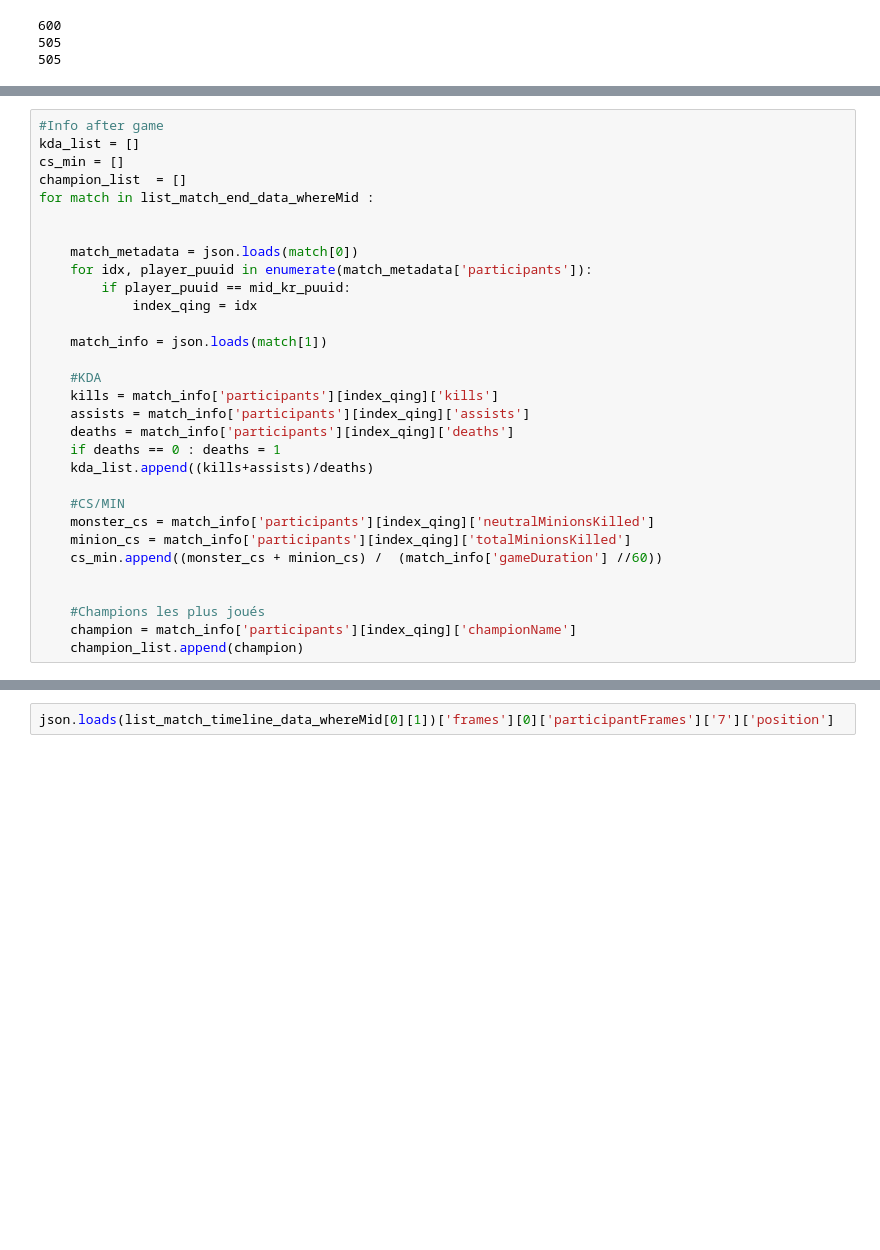
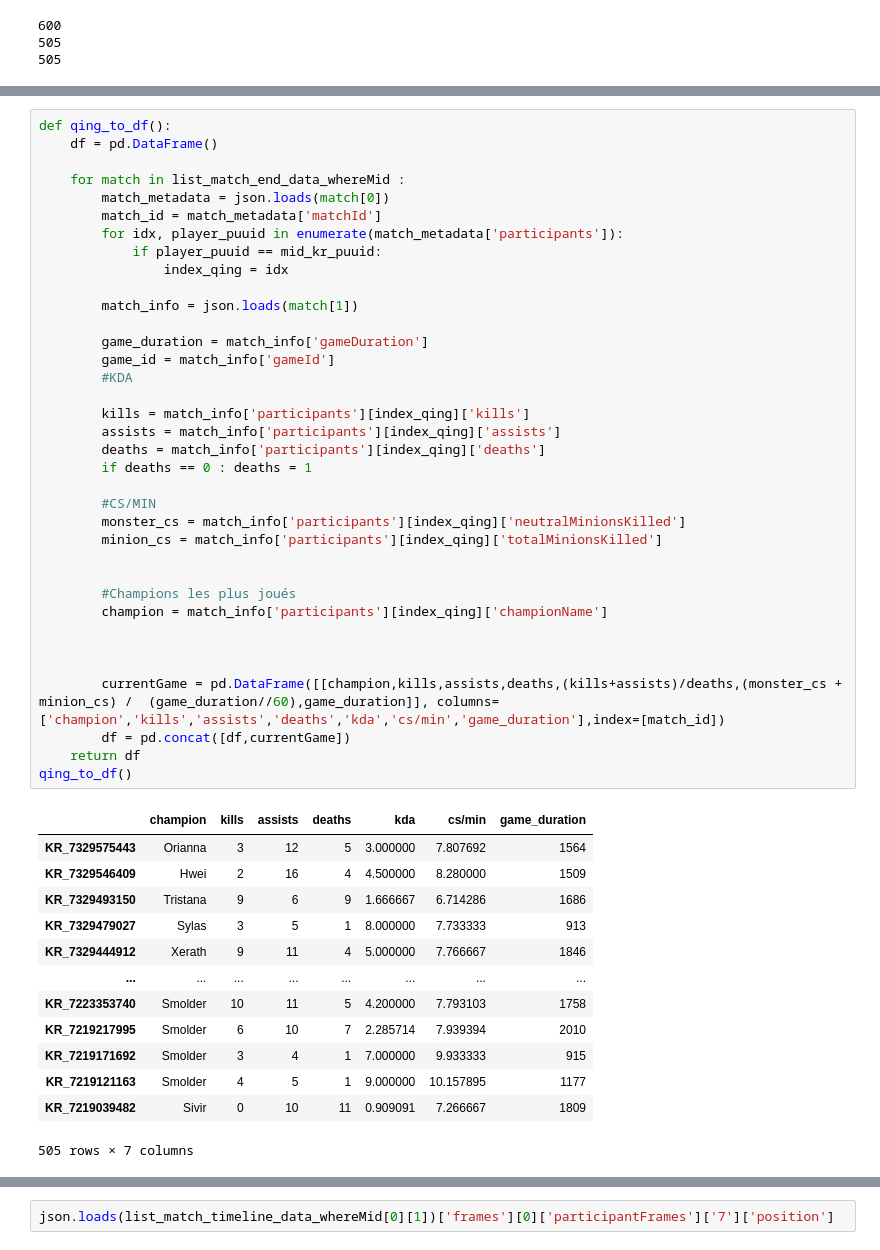
Before and after one commit to PlasmOwO/rift_data_academy, a Jupyter notebook: rift_data_analysis.ipynb, the cells around one changed output, grey strips where cells are left out. Cells and saved outputs as stored; diff of their text form; blank space fills up the shorter version.

Commit message:
Store result in DF for filtering after

```diff
--- a/rift_data_analysis.ipynb
+++ b/rift_data_analysis.ipynb
@@ -59,31 +59,50 @@ print(len(list_match_timeline_data_whereMid))
 # %%
-#Info after game
-kda_list = []
-cs_min = []
-champion_list  = []
-for match in list_match_end_data_whereMid :
+def qing_to_df():
+    df = pd.DataFrame()
+
+    for match in list_match_end_data_whereMid :
+        match_metadata = json.loads(match[0])
+        match_id = match_metadata['matchId']
+        for idx, player_puuid in enumerate(match_metadata['participants']):
+            if player_puuid == mid_kr_puuid:
+                index_qing = idx
+
+        match_info = json.loads(match[1])
+
+        game_duration = match_info['gameDuration']
+        game_id = match_info['gameId']
+        #KDA
+
+        kills = match_info['participants'][index_qing]['kills']
+        assists = match_info['participants'][index_qing]['assists']
+        deaths = match_info['participants'][index_qing]['deaths']
+        if deaths == 0 : deaths = 1
+
+        #CS/MIN
+        monster_cs = match_info['participants'][index_qing]['neutralMinionsKilled']
+        minion_cs = match_info['participants'][index_qing]['totalMinionsKilled']
 
 
-    match_metadata = json.loads(match[0])
-    for idx, player_puuid in enumerate(match_metadata['participants']):
-        if player_puuid == mid_kr_puuid:
-            index_qing = idx
-
-    match_info = json.loads(match[1])
-
-    #KDA
-    kills = match_info['participants'][index_qing]['kills']
-    assists = match_info['participants'][index_qing]['assists']
-    deaths = match_info['participants'][index_qing]['deaths']
-    if deaths == 0 : deaths = 1
-    kda_list.append((kills+assists)/deaths)
-
-    #CS/MIN
-    monster_cs = match_info['participants'][index_qing]['neutralMinionsKilled']
-    minion_cs = match_info['participants'][index_qing]['totalMinionsKilled']
-    cs_min.append((monster_cs + minion_cs) /  (match_info['gameDuration'] //60))
+        #Champions les plus joués
+        champion = match_info['participants'][index_qing]['championName']
 
 
-    #Champions les plus joués
-    champion = match_info['participants'][index_qing]['championName']
-    champion_list.append(champion)
+
+        currentGame = pd.DataFrame([[champion,kills,assists,deaths,(kills+assists)/deaths,(monster_cs + minion_cs) /  (game_duration//60),game_duration]], columns=['champion','kills','assists','deaths','kda','cs/min','game_duration'],index=[match_id])
+        df = pd.concat([df,currentGame])
+    return df
+qing_to_df()
+# %% [output]
+|  | champion | kills | assists | deaths | kda | cs/min | game_duration |
+| KR_7329575443 | Orianna | 3 | 12 | 5 | 3.000000 | 7.807692 | 1564 |
+| KR_7329546409 | Hwei | 2 | 16 | 4 | 4.500000 | 8.280000 | 1509 |
+| KR_7329493150 | Tristana | 9 | 6 | 9 | 1.666667 | 6.714286 | 1686 |
+| KR_7329479027 | Sylas | 3 | 5 | 1 | 8.000000 | 7.733333 | 913 |
+| KR_7329444912 | Xerath | 9 | 11 | 4 | 5.000000 | 7.766667 | 1846 |
+| ... | ... | ... | ... | ... | ... | ... | ... |
+| KR_7223353740 | Smolder | 10 | 11 | 5 | 4.200000 | 7.793103 | 1758 |
+| KR_7219217995 | Smolder | 6 | 10 | 7 | 2.285714 | 7.939394 | 2010 |
+| KR_7219171692 | Smolder | 3 | 4 | 1 | 7.000000 | 9.933333 | 915 |
+| KR_7219121163 | Smolder | 4 | 5 | 1 | 9.000000 | 10.157895 | 1177 |
+| KR_7219039482 | Sivir | 0 | 10 | 11 | 0.909091 | 7.266667 | 1809 |
+505 rows × 7 columns
```
Also changed, not shown: parts of 10 cells of this notebook.
